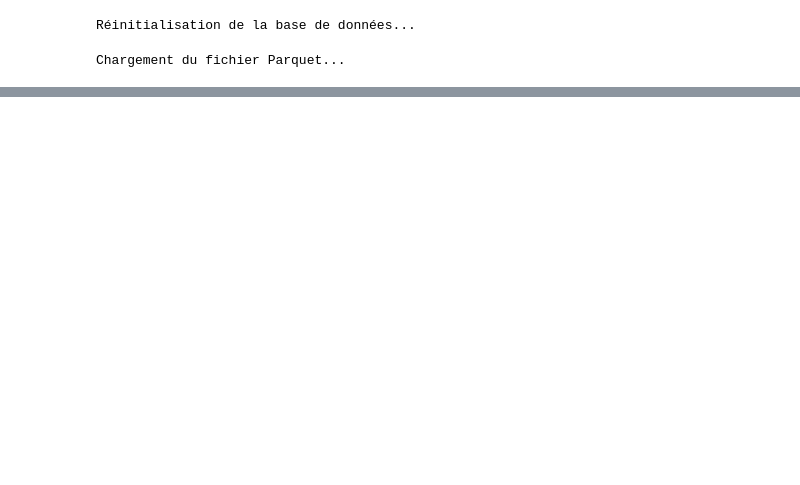
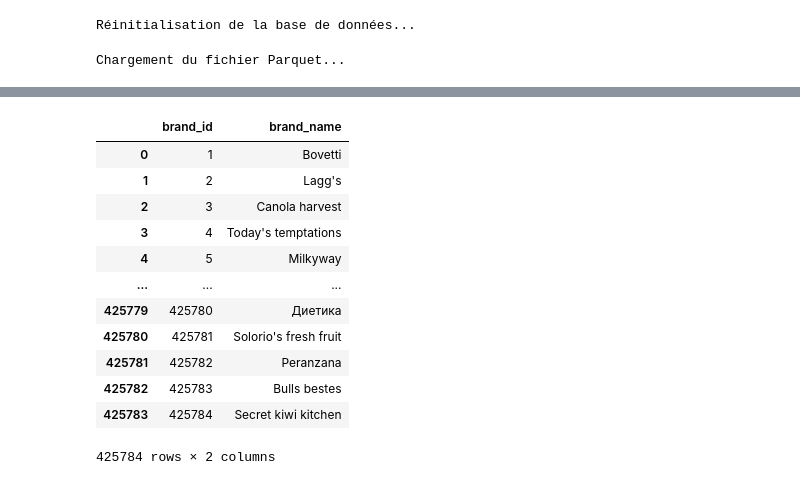
Before and after one commit to G-code10/Nutriscore, a Jupyter notebook: notebooks/jeremy/brouillon.ipynb, the cells around one changed output, grey strips where cells are left out. Saved outputs shown, nothing was run; the diff lists cells and outputs as text; code cells hidden in the pictures; blank space fills up the shorter version.

```diff
--- a/notebooks/jeremy/brouillon.ipynb
+++ b/notebooks/jeremy/brouillon.ipynb
@@ -288,0 +350,18 @@ Length: 32439, dtype: str
+# %%
+type(brands_tuple)
+brands_pd_df = pd.DataFrame(brands_tuple, columns=['brand_id', 'brand_name'])
+brands_pd_df
+# %% [output]
+|  | brand_id | brand_name |
+| 0 | 1 | Bovetti |
+| 1 | 2 | Lagg's |
+| 2 | 3 | Canola harvest |
+| 3 | 4 | Today's temptations |
+| 4 | 5 | Milkyway |
+| ... | ... | ... |
+| 425779 | 425780 | Диетика |
+| 425780 | 425781 | Solorio's fresh fruit |
+| 425781 | 425782 | Peranzana |
+| 425782 | 425783 | Bulls bestes |
+| 425783 | 425784 | Secret kiwi kitchen |
+425784 rows × 2 columns
```
Also changed, not shown: parts of 22 cells of this notebook, 1 other file.
